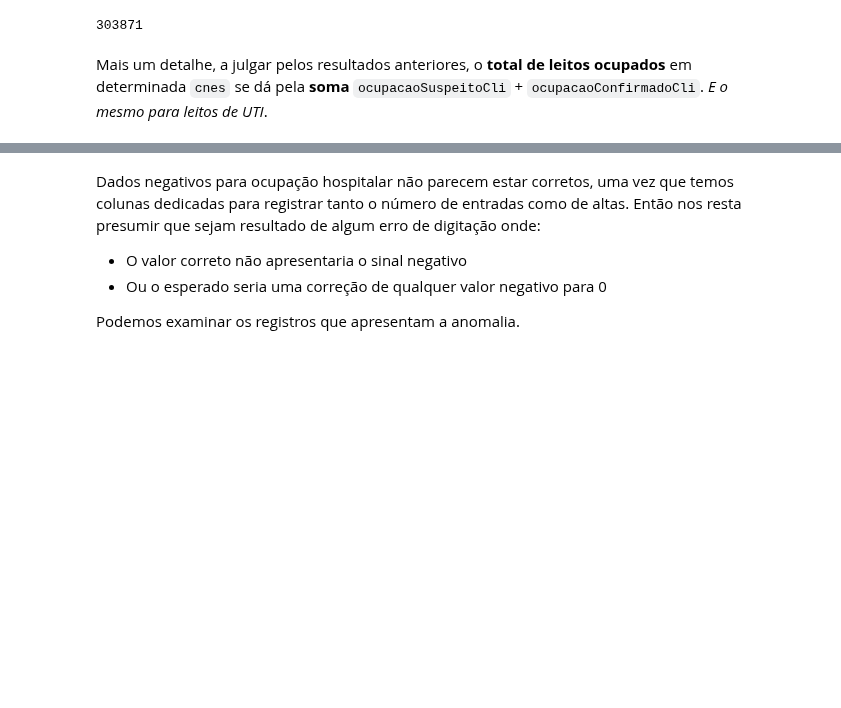
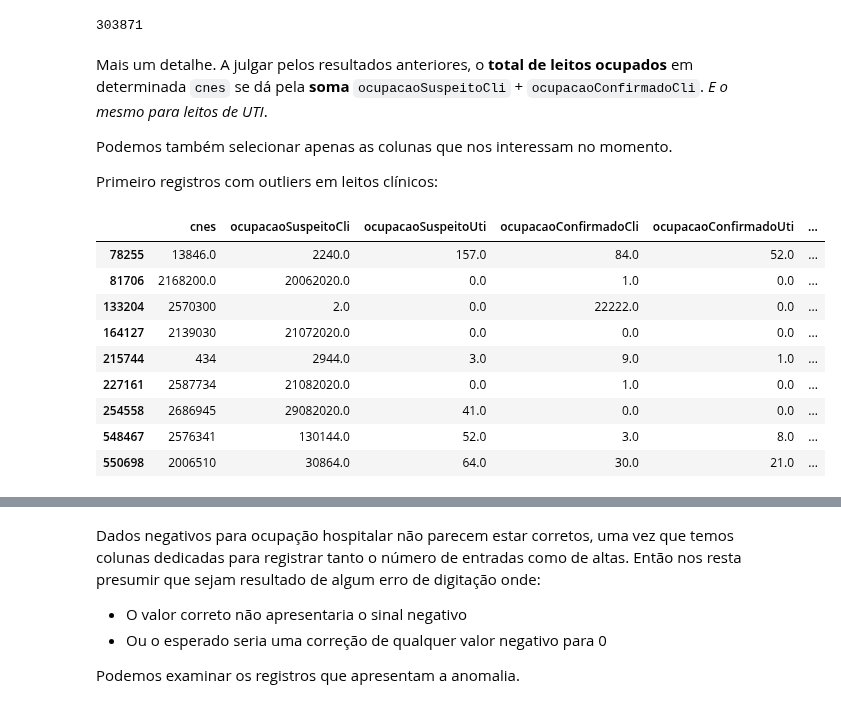
Before and after one commit to lucascorumba/study-projects, a Jupyter notebook: covid-hospital/analysis.ipynb, the cells around one changed output, grey strips where cells are left out. Drawn from its saved outputs; the diff is of its cells as text; code cells hidden in the pictures; blank space fills up the shorter version.

```diff
--- a/covid-hospital/analysis.ipynb
+++ b/covid-hospital/analysis.ipynb
@@ -511,4 +516,24 @@ len(df.loc[df['ocupacaoConfirmadoCli'] < df['ocupacaoSuspeitoCli']])
 # %% [output]
 303871
 # %% [markdown]
-Mais um detalhe, a julgar pelos resultados anteriores, o **total de leitos ocupados** em determinada `cnes` se dá pela **soma** `ocupacaoSuspeitoCli` + `ocupacaoConfirmadoCli`. *E o mesmo para leitos de UTI*.
+Mais um detalhe. A julgar pelos resultados anteriores, o **total de leitos ocupados** em determinada `cnes` se dá pela **soma** `ocupacaoSuspeitoCli` + `ocupacaoConfirmadoCli`. *E o mesmo para leitos de UTI*.
+
+Podemos também selecionar apenas as colunas que nos interessam no momento.
+
+Primeiro registros com outliers em leitos clínicos:
+# %%
+cols_ocupacao = ['cnes', 'ocupacaoSuspeitoCli', 'ocupacaoSuspeitoUti', 'ocupacaoConfirmadoCli', 'ocupacaoConfirmadoUti', \
+        'saidaSuspeitaObitos', 'saidaSuspeitaAltas', 'saidaConfirmadaObitos', 'saidaConfirmadaAltas']
+
+df.loc[(df['ocupacaoSuspeitoCli'] + df['ocupacaoConfirmadoCli']) > 1843, cols_ocupacao]
+# %% [output]
+|  | cnes | ocupacaoSuspeitoCli | ocupacaoSuspeitoUti | ocupacaoConfirmadoCli | ocupacaoConfirmadoUti | ... |
+| 78255 | 13846.0 | 2240.0 | 157.0 | 84.0 | 52.0 | ... |
+| 81706 | 2168200.0 | 20062020.0 | 0.0 | 1.0 | 0.0 | ... |
+| 133204 | 2570300 | 2.0 | 0.0 | 22222.0 | 0.0 | ... |
+| 164127 | 2139030 | 21072020.0 | 0.0 | 0.0 | 0.0 | ... |
+| 215744 | 434 | 2944.0 | 3.0 | 9.0 | 1.0 | ... |
+| 227161 | 2587734 | 21082020.0 | 0.0 | 1.0 | 0.0 | ... |
+| 254558 | 2686945 | 29082020.0 | 41.0 | 0.0 | 0.0 | ... |
+| 548467 | 2576341 | 130144.0 | 52.0 | 3.0 | 8.0 | ... |
+| 550698 | 2006510 | 30864.0 | 64.0 | 30.0 | 21.0 | ... |
```
Also changed, not shown: parts of 15 cells of this notebook.
